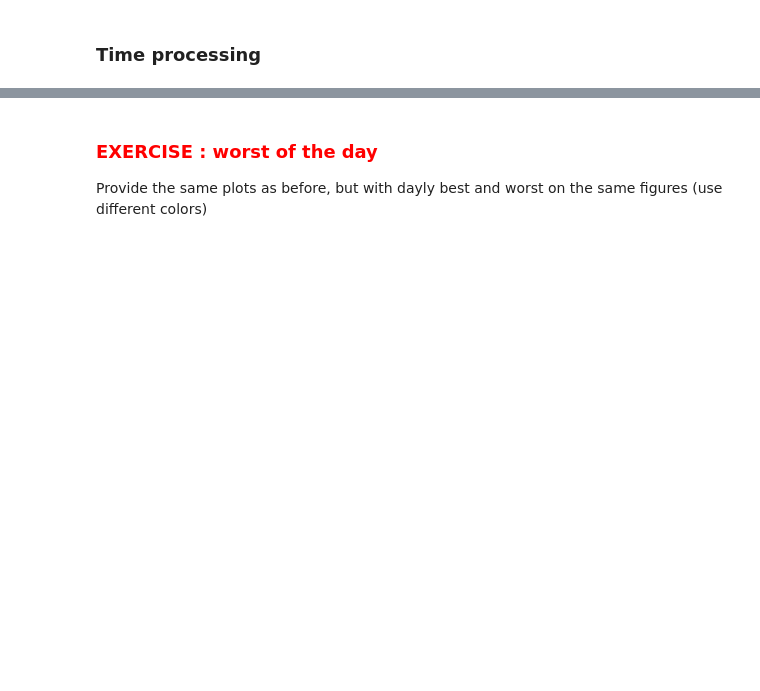
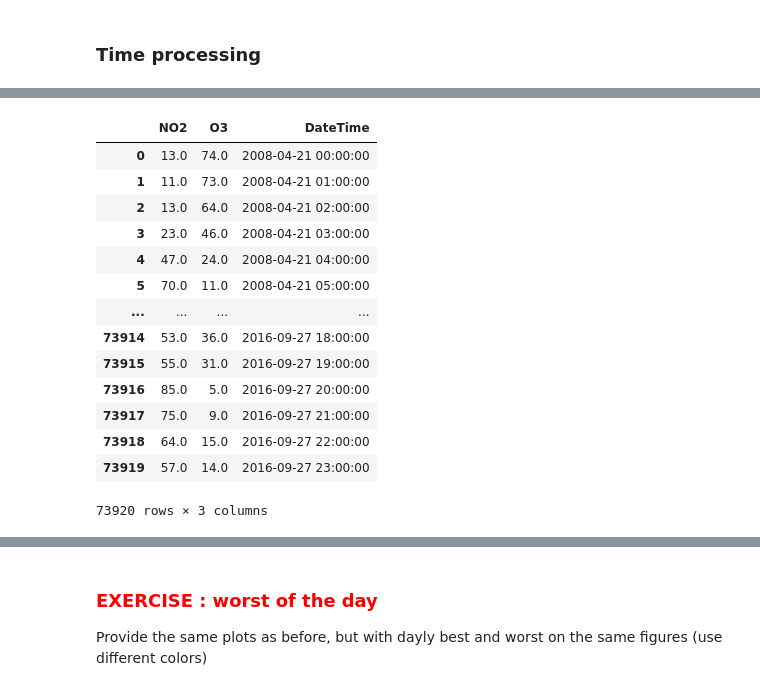
Before and after one commit to bcharlier/HMMA238, a Jupyter notebook: Pandas/Pandas.ipynb, the cells around one changed output, grey strips where cells are left out. Saved outputs shown, nothing was run; the diff lists cells and outputs as text; code cells hidden in the pictures; blank space fills up the shorter version.

```diff
--- a/Pandas/Pandas.ipynb
+++ b/Pandas/Pandas.ipynb
@@ -345,6 +640,24 @@ polution_df['DateTime'] = time_improved
 # remove useles columns
 del polution_df['heure']
 del polution_df['date']
+# %%
+polution_df
+# %% [output]
+|  | NO2 | O3 | DateTime |
+| 0 | 13.0 | 74.0 | 2008-04-21 00:00:00 |
+| 1 | 11.0 | 73.0 | 2008-04-21 01:00:00 |
+| 2 | 13.0 | 64.0 | 2008-04-21 02:00:00 |
+| 3 | 23.0 | 46.0 | 2008-04-21 03:00:00 |
+| 4 | 47.0 | 24.0 | 2008-04-21 04:00:00 |
+| 5 | 70.0 | 11.0 | 2008-04-21 05:00:00 |
+| ... | ... | ... | ... |
+| 73914 | 53.0 | 36.0 | 2016-09-27 18:00:00 |
+| 73915 | 55.0 | 31.0 | 2016-09-27 19:00:00 |
+| 73916 | 85.0 | 5.0 | 2016-09-27 20:00:00 |
+| 73917 | 75.0 | 9.0 | 2016-09-27 21:00:00 |
+| 73918 | 64.0 | 15.0 | 2016-09-27 22:00:00 |
+| 73919 | 57.0 | 14.0 | 2016-09-27 23:00:00 |
+73920 rows × 3 columns
 # %%
 # visualize the data set
 polution_ts = polution_df.set_index(['DateTime'])
```
Also changed, not shown: parts of 65 cells of this notebook.
